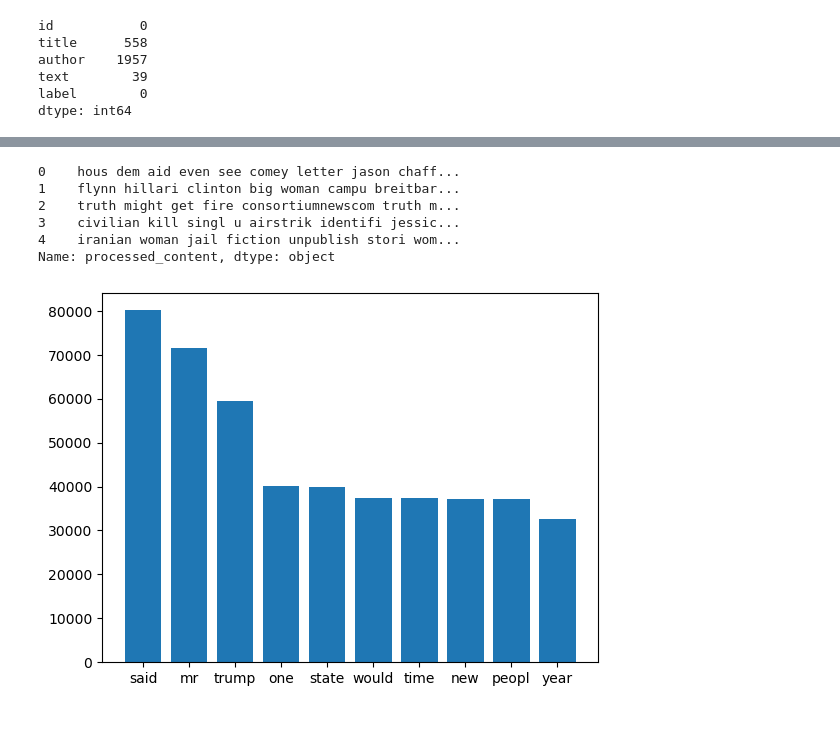
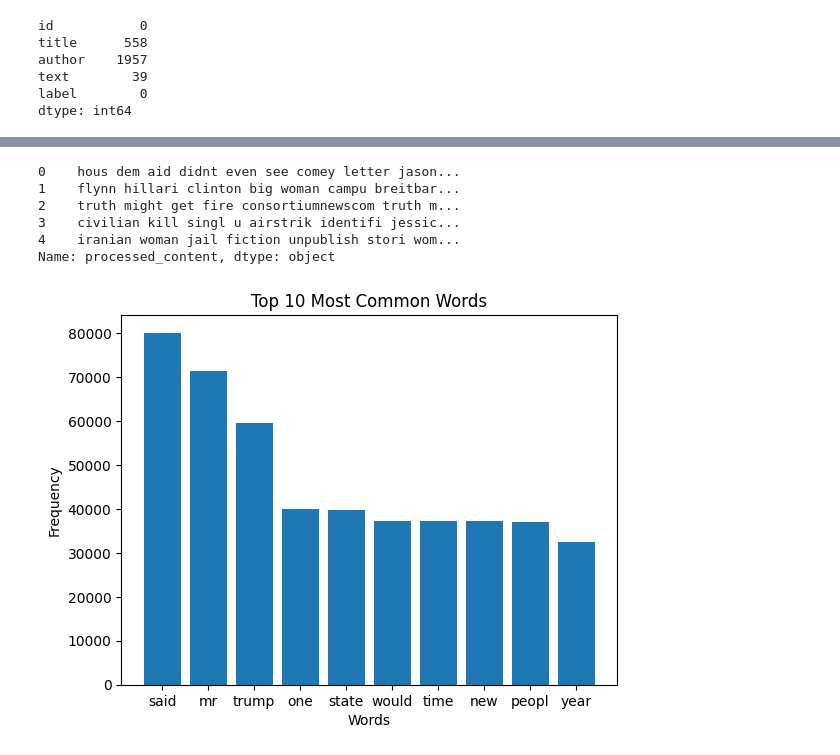
Before and after one commit to ziadmostafa1/Fake_News_Detection, a Jupyter notebook: project_notebook.ipynb, the cells around one changed output, grey strips where cells are left out. Cells and saved outputs as stored; diff of their text form; code cells hidden in the pictures; blank space fills up the shorter version.

```diff
--- a/project_notebook.ipynb
+++ b/project_notebook.ipynb
@@ -67,5 +76,3 @@ author    1957
 text        39
 label        0
 dtype: int64
-# %%
-df.dropna(subset=['text'], inplace=True)
@@ -85,38 +108,33 @@ df.head()
 # %%
-from sklearn.base import BaseEstimator, TransformerMixin
-sett = set(stopwords.words('english'))
-lemmatizer = WordNetLemmatizer()
-port_stem = nltk.PorterStemmer()
-
 class Preprocessing(BaseEstimator, TransformerMixin):
     def __init__(self):
-        pass
+        self.stop_words = set(stopwords.words('english'))
+        self.lemmatizer = WordNetLemmatizer()
+        self.port_stem = PorterStemmer()
 
     def fit(self, X, y=None):
         return self
 
-    def clean_text(sekf, text):
+    def clean_text(self, text):
         text = text.lower()
         text = re.sub(r'\d+', '', text)
+        text = re.sub(r'[^\w\s]', '', text)
         text = text.translate(str.maketrans('', '', string.punctuation))
         text = text.strip()
         text = word_tokenize(text)
-        text = [word for word in text if word not in sett]
-        text = [lemmatizer.lemmatize(word) for word in text]
-        text = ' '.join(text)
+        text = [word for word in text if word not in self.stop_words]
+        text = [self.lemmatizer.lemmatize(word) for word in text]
+        return ' '.join(text)
 
-        return text
-
-
-    def stemming(self, content):
-        text = re.sub('[^a-zA-Z]',' ',content)
-        text = text.lower()
-        text = text.split()
-        text = [port_stem.stem(word) for word in text if not word in sett]
-        text = ' '.join(text)
-        return text
+    def stemming(self, text):
+        words = text.split()
+        stemmed_words = [self.port_stem.stem(word) for word in words]
+        return ' '.join(stemmed_words)
 
     def transform(self, X, y=None):
+        # Ensure X is a Series before applying operations
+        if isinstance(X, str):
+            X = pd.Series([X])
         return X.apply(lambda text: self.stemming(self.clean_text(text)))
 # %%
 preprocessor = Preprocessing()
@@ -124,7 +142,7 @@ df['processed_content'] = preprocessor.transform(df['content'])
 # %%
 df['processed_content'].head()
 # %% [output]
-0    hous dem aid even see comey letter jason chaff...
+0    hous dem aid didnt even see comey letter jason...
 1    flynn hillari clinton big woman campu breitbar...
 2    truth might get fire consortiumnewscom truth m...
 3    civilian kill singl u airstrik identifi jessic...
@@ -132,19 +150,20 @@ df['processed_content'].head()
 Name: processed_content, dtype: object
 # %%
 # word frequency
-from collections import Counter
-import matplotlib.pyplot as plt
 
 def plot_word_frequency(text):
     words = text.split()
     counter = Counter(words)
     most_common = counter.most_common(10)
     x, y = zip(*most_common)
     plt.bar(x, y)
+    plt.title('Top 10 Most Common Words')
+    plt.xlabel('Words')
+    plt.ylabel('Frequency')
     plt.show()
 
 plot_word_frequency(df['processed_content'].str.cat(sep=' '))
 # %% [output]
-[figure, old version]
+[figure, new version]
 # %%
 # word cloud
```
Also changed, not shown: parts of 17 cells of this notebook, 10 other files.
